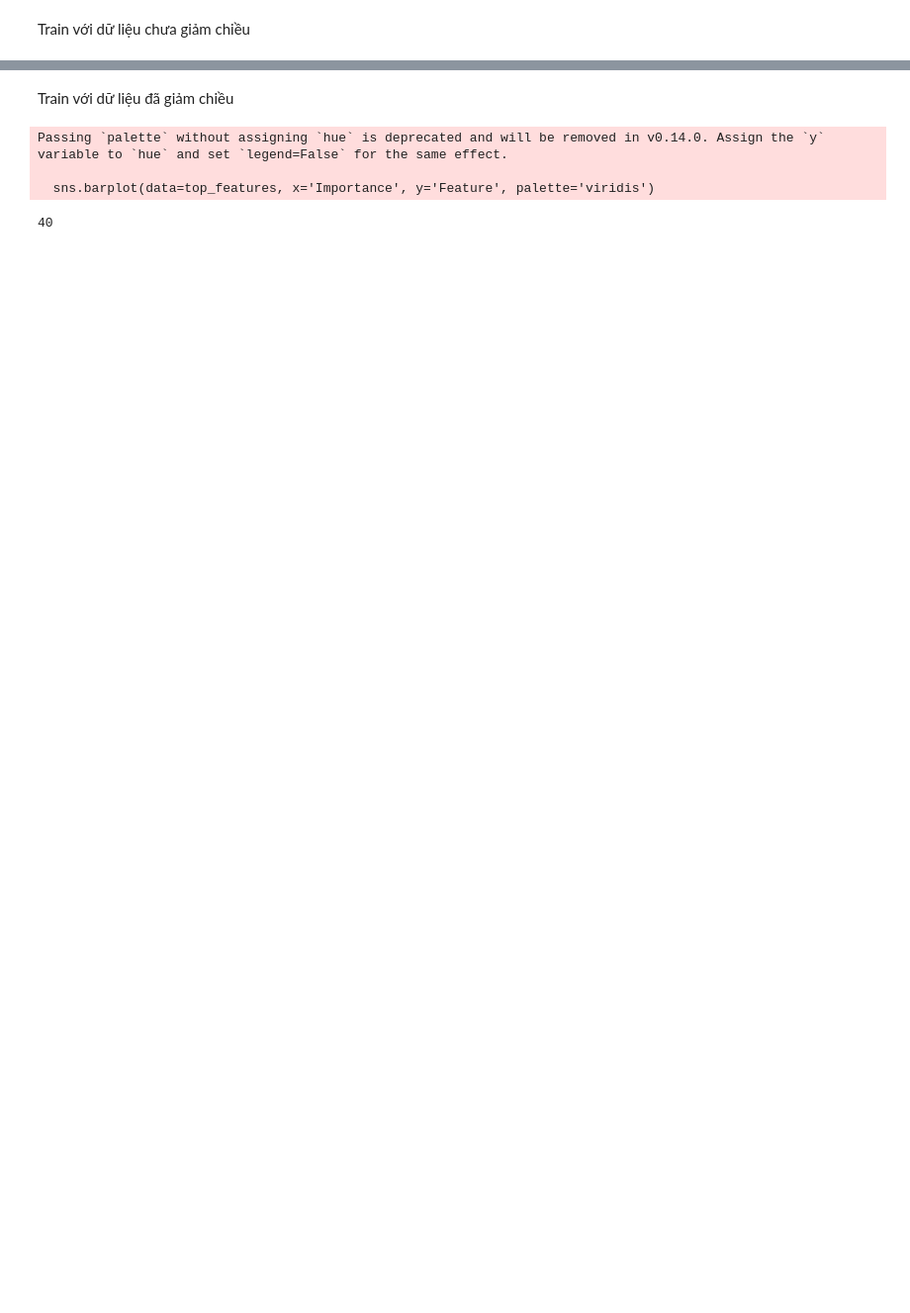
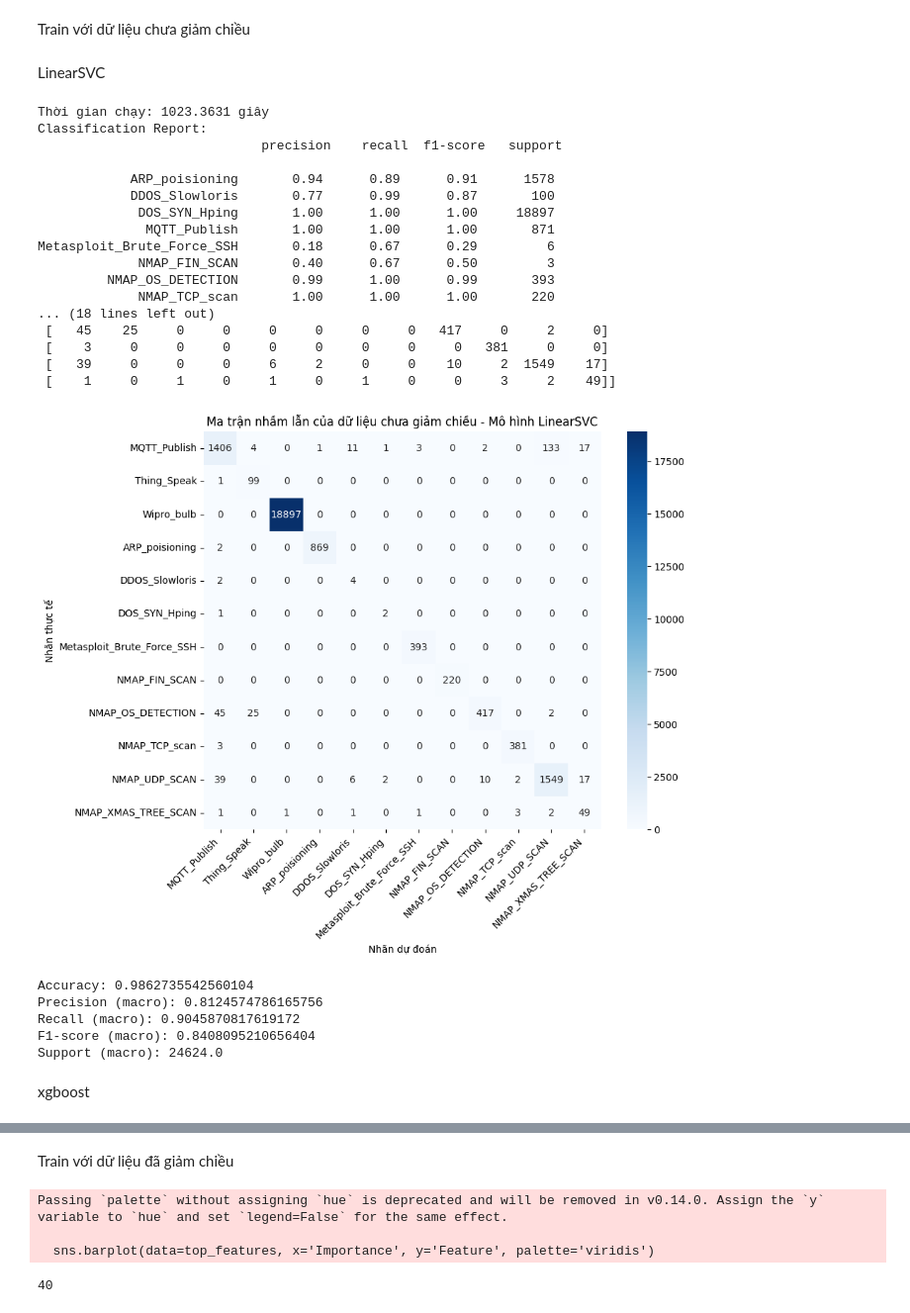
Before and after one commit to quixinh/ppnckh, a Jupyter notebook: main copy.ipynb, the cells around one changed output, grey strips where cells are left out. Shown at 99% size. Cells and saved outputs as stored; diff of their text form; code cells hidden in the pictures; blank space fills up the shorter version.

```diff
--- a/main copy.ipynb
+++ b/main copy.ipynb
@@ -17,6 +21,8 @@ Preprocessing.check_types(data,"object")
 proto
 service
 Attack_type
+# %%
+attack_labels = data['Attack_type'].unique()
 # %%
 data = Preprocessing.delete_columns(data, ["Unnamed: 0",'service'])
 data = data.loc[:, data.columns.notna()]
@@ -74,0 +130,43 @@ Train với dữ liệu chưa giảm chiều
+# %% [markdown]
+LinearSVC
+# %%
+model_LinearSVC = model.model_LinearSVC(X_train_sm, y_train_sm)
+y_pred = model_LinearSVC.predict(X_test_sm)
+utils.report(y_test_sm, y_pred)
+utils.plot_confusion_matrix(y_test_sm, y_pred, attack_labels, "Ma trận nhầm lẫn của dữ liệu chưa giảm chiều - Mô hình LinearSVC" )
+# %% [output]
+Thời gian chạy: 1023.3631 giây
+Classification Report:
+                             precision    recall  f1-score   support
+
+            ARP_poisioning       0.94      0.89      0.91      1578
+            DDOS_Slowloris       0.77      0.99      0.87       100
+             DOS_SYN_Hping       1.00      1.00      1.00     18897
+              MQTT_Publish       1.00      1.00      1.00       871
+Metasploit_Brute_Force_SSH       0.18      0.67      0.29         6
+             NMAP_FIN_SCAN       0.40      0.67      0.50         3
+         NMAP_OS_DETECTION       0.99      1.00      0.99       393
+             NMAP_TCP_scan       1.00      1.00      1.00       220
+... (18 lines left out)
+ [   45    25     0     0     0     0     0     0   417     0     2     0]
+ [    3     0     0     0     0     0     0     0     0   381     0     0]
+ [   39     0     0     0     6     2     0     0    10     2  1549    17]
+ [    1     0     1     0     1     0     1     0     0     3     2    49]]
+[figure, added]
+# %%
+accuracy = accuracy_score(y_test_sm, y_pred)
+print("Accuracy:", accuracy)
+
+report = classification_report(y_test_sm, y_pred, output_dict=True)
+print("Precision (macro):", report["macro avg"]["precision"])
+print("Recall (macro):", report["macro avg"]["recall"])
+print("F1-score (macro):", report["macro avg"]["f1-score"])
+print("Support (macro):", report["macro avg"]["support"])
+# %% [output]
+Accuracy: 0.9862735542560104
+Precision (macro): 0.8124574786165756
+Recall (macro): 0.9045870817619172
+F1-score (macro): 0.8408095210656404
+Support (macro): 24624.0
+# %% [markdown]
+xgboost
```
Also changed, not shown: parts of 67 cells of this notebook, 10 other files.
